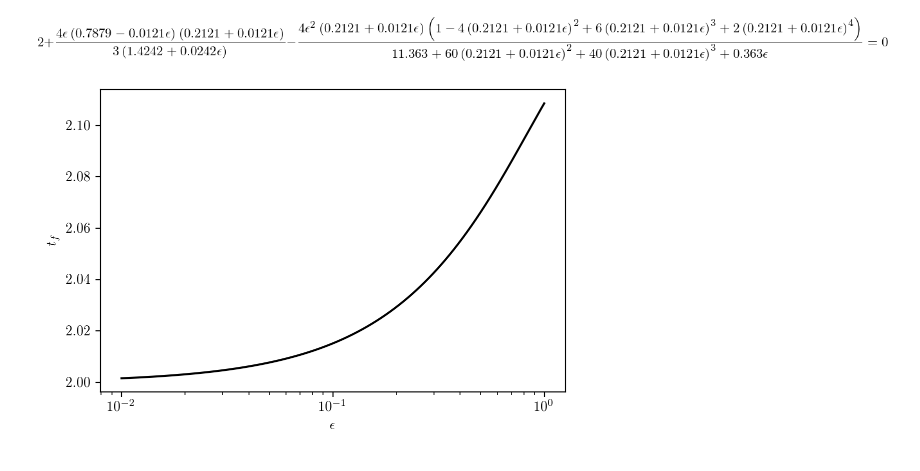
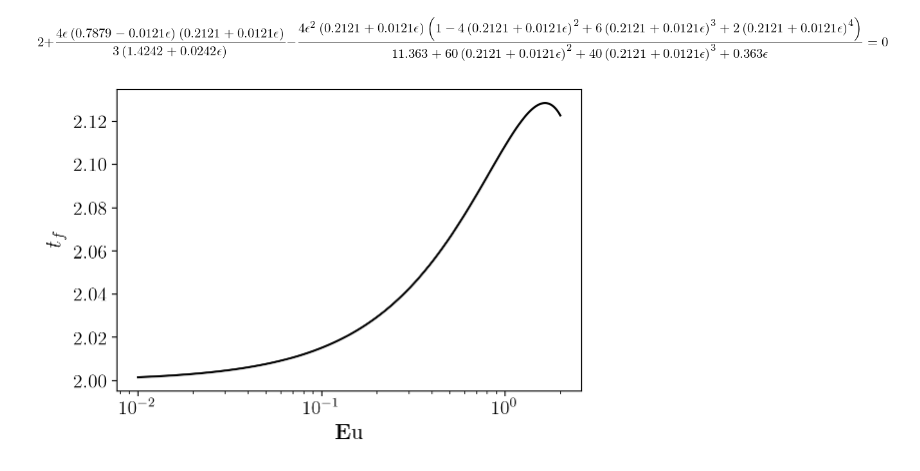
Before and after one commit to 7deeptide/Droplet_electro-bounce, a Jupyter notebook: src/asymptotic-short.ipynb, the cells around one changed output. Cells and saved outputs as stored; diff of their text form; code cells hidden in the pictures.

```diff
--- a/src/asymptotic-short.ipynb
+++ b/src/asymptotic-short.ipynb
@@ -261,18 +271,18 @@ tau.subs(alpha, eps*0.0121 + 0.2121)
 Eq(-4*epsilon**2*(0.0121*epsilon + 0.2121)*(2*(0.0121*epsilon + 0.2121)**4 + 6*(0.0121*epsilon + 0.2121)**3 - 4*(0.0121*epsilon + 0.2121)**2 + 1)/(0.363*epsilon + 40*(0.0121*epsilon + 0.2121)**3 + 60* ...
 [figure]
 # %%
-ttt = np.arange(0.01, 1.,0.001)
+ttt = np.arange(0.01, 2.,0.001)
 #betas = [bet]
 linestyle = ['k','rs--', 'bo-', 'cv-.', 'k+:', 'm']
 plt.figure(figsize=(6, 4), dpi=100)
 
 #taun = tau.subs(beta, vals)
 tau_soln = sym.lambdify(eps, tau.lhs.subs(alpha, eps*0.0121 + 0.2121), 'numpy')
 plt.semilogx(ttt, tau_soln(ttt), 'k', markevery=100)
-plt.xlabel(r'$\epsilon$')
+plt.xlabel(r'$\mathbf{E}\mbox{u}$')
 plt.ylabel(r'$t_f$')
 #plt.legend()
 #savefig('drag', pics)
 plt.show();
 # %% [output]
-[figure, old version]
+[figure, new version]
```
Also changed, not shown: parts of 3 cells of this notebook, 37 other files.
